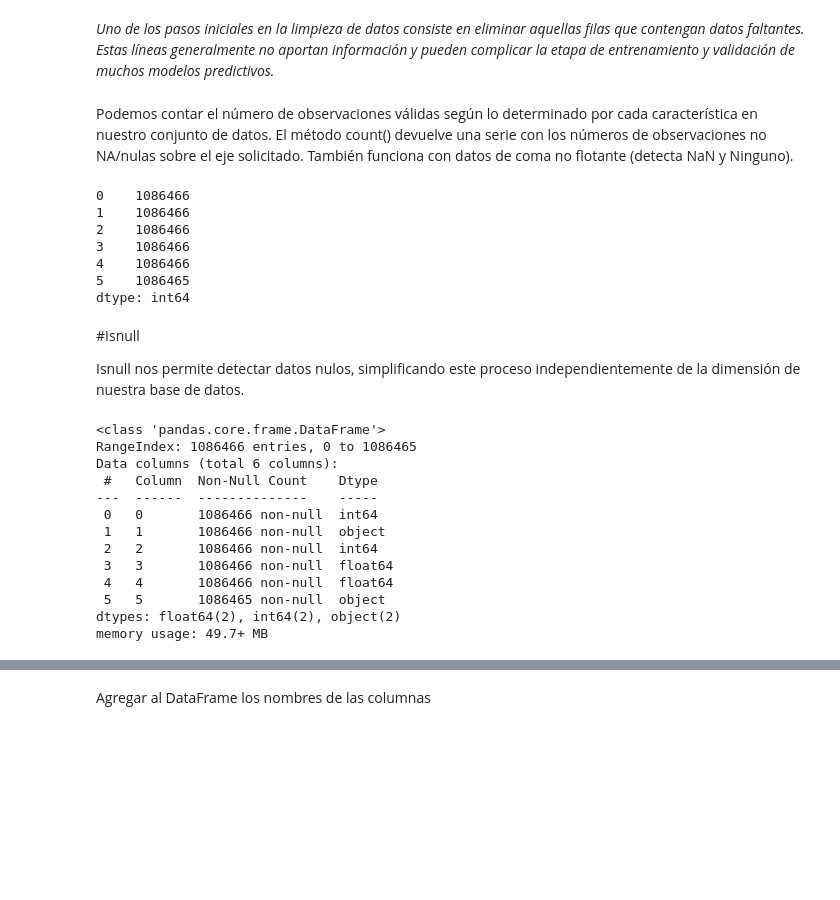
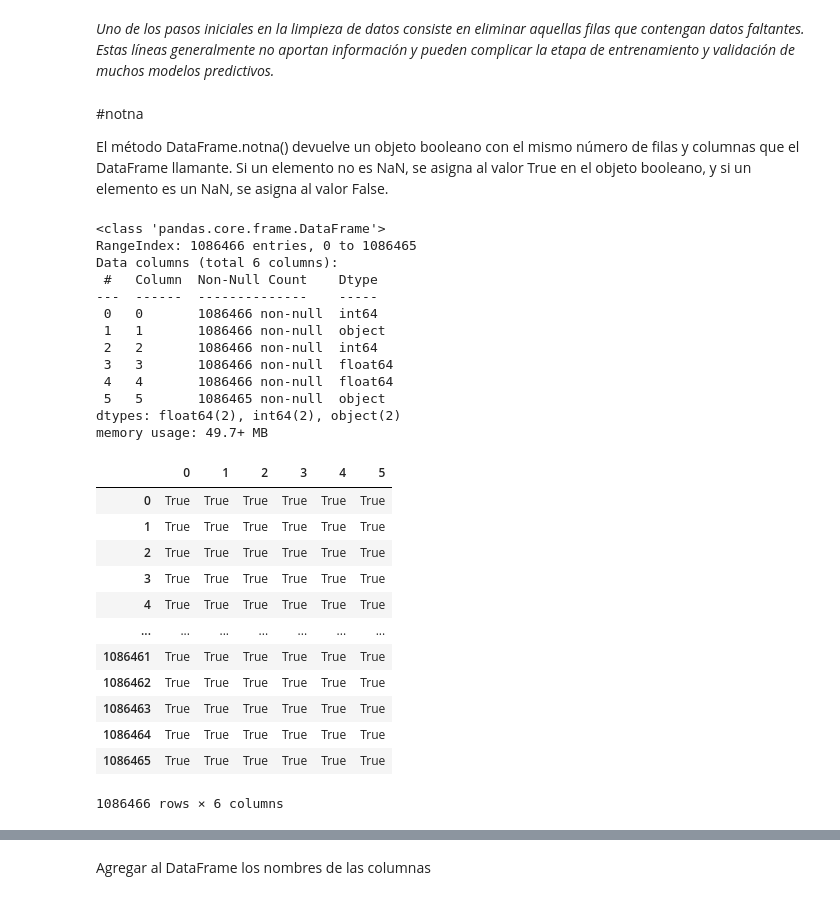
Before and after one commit to epereirasg/Curso-de-Machine-Learning, a Jupyter notebook: ProyectoFinal ML/ Entrega 02 - Scrub/ Entrega_02_Scrub.ipynb, the cells around one changed output, grey strips where cells are left out. Drawn from its saved outputs; the diff is of its cells as text; code cells hidden in the pictures; blank space fills up the shorter version.

```diff
--- a/ProyectoFinal ML/ Entrega 02 - Scrub/ Entrega_02_Scrub.ipynb
+++ b/ProyectoFinal ML/ Entrega 02 - Scrub/ Entrega_02_Scrub.ipynb
@@ -43,35 +37,37 @@ Drive already mounted at /content/drive; to attempt to forcibly remount, call dr
 Eliminar filas con datos faltantes
 # %% [markdown]
 *Uno de los pasos iniciales en la limpieza de datos consiste en eliminar aquellas filas que contengan datos faltantes. Estas líneas generalmente no aportan información y pueden complicar la etapa de entrenamiento y validación de muchos modelos predictivos.*
-# %% [markdown]
-Podemos contar el número de observaciones válidas según lo determinado por cada característica en nuestro conjunto de datos. El método count() devuelve una serie con los números de observaciones no NA/nulas sobre el eje solicitado. También funciona con datos de coma no flotante (detecta NaN y Ninguno).
-# %%
-dataset.count(axis=0)
-# %% [output]
-0    1086466
-1    1086466
-2    1086466
-3    1086466
-4    1086466
-5    1086465
-dtype: int64
-# %% [markdown]
-#Isnull
-
-Isnull nos permite detectar datos nulos, simplificando este proceso independientemente de la dimensión de nuestra base de datos.
+# %% [markdown]
+#notna
+
+El método DataFrame.notna() devuelve un objeto booleano con el mismo número de filas y columnas que el DataFrame llamante. Si un elemento no es NaN, se asigna al valor True en el objeto booleano, y si un elemento es un NaN, se asigna al valor False.
 # %%
 dataset.info()
+dataset.notna()
 # %% [output]
 <class 'pandas.core.frame.DataFrame'>
 RangeIndex: 1086466 entries, 0 to 1086465
 Data columns (total 6 columns):
  #   Column  Non-Null Count    Dtype
 ---  ------  --------------    -----
  0   0       1086466 non-null  int64
  1   1       1086466 non-null  object
  2   2       1086466 non-null  int64
  3   3       1086466 non-null  float64
  4   4       1086466 non-null  float64
  5   5       1086465 non-null  object
 dtypes: float64(2), int64(2), object(2)
 memory usage: 49.7+ MB
+|  | 0 | 1 | 2 | 3 | 4 | 5 |
+| 0 | True | True | True | True | True | True |
+| 1 | True | True | True | True | True | True |
+| 2 | True | True | True | True | True | True |
+| 3 | True | True | True | True | True | True |
+| 4 | True | True | True | True | True | True |
+| ... | ... | ... | ... | ... | ... | ... |
+| 1086461 | True | True | True | True | True | True |
+| 1086462 | True | True | True | True | True | True |
+| 1086463 | True | True | True | True | True | True |
+| 1086464 | True | True | True | True | True | True |
+| 1086465 | True | True | True | True | True | True |
+1086466 rows × 6 columns
```
Also changed, not shown: parts of 11 cells of this notebook.
